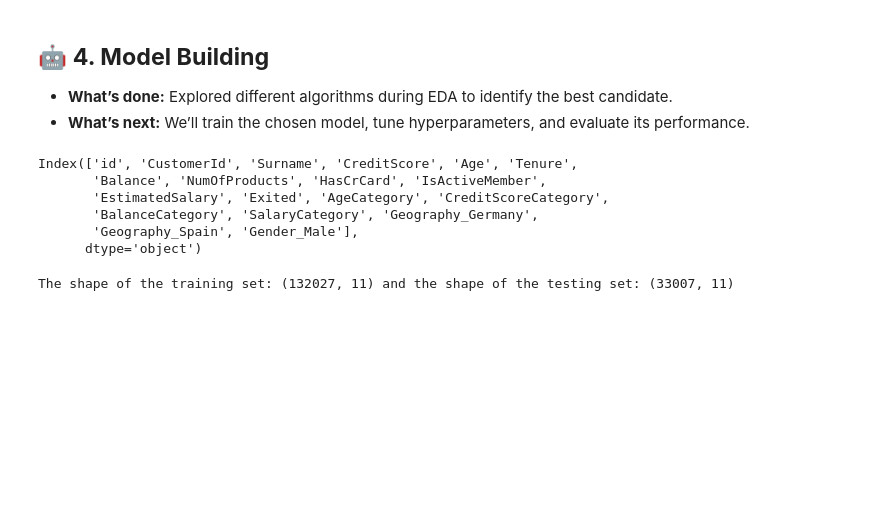
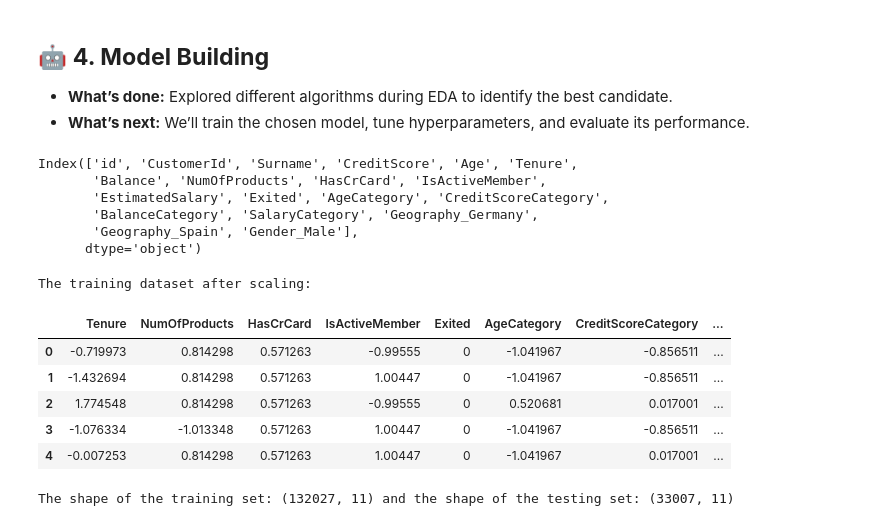
Before and after one commit to faizan-yousaf/Bank-Churn-Prediction, a Jupyter notebook: banckChurn_ML.ipynb, the cells around one changed output. Saved outputs shown, nothing was run; the diff lists cells and outputs as text; code cells hidden in the pictures; blank space fills up the shorter version.

Commit message:
ADD: added the code section of feature scaling

```diff
--- a/banckChurn_ML.ipynb
+++ b/banckChurn_ML.ipynb
@@ -481,3 +481,30 @@ Index(['id', 'CustomerId', 'Surname', 'CreditScore', 'Age', 'Tenure',
 # drop the columns from the training dataset:
 
 df_train.drop(['id', 'CustomerId', 'Surname', 'CreditScore', 'Age', 'Balance', 'EstimatedSalary'], axis=1, inplace=True)
+# %%
+# Scale the features using standard scaler:
+
+# Scaling :
+columns_to_scale = df_train.iloc[:, :-1].columns.drop('Exited')
+min_max_scalers = {}
+
+for col in columns_to_scale:
+    # Create a new standard Scalar for the column
+    scaler = StandardScaler()
+
+    # Fit and transform the data
+    df_train[col] = scaler.fit_transform(df_train[[col]])
+
+    # Store the scaler in the dictionary
+    min_max_scalers[col] = scaler
+
+print("The training dataset after scaling:")
+display(df_train.head())
+# %% [output]
+The training dataset after scaling:
+|  | Tenure | NumOfProducts | HasCrCard | IsActiveMember | Exited | AgeCategory | CreditScoreCategory | ... |
+| 0 | -0.719973 | 0.814298 | 0.571263 | -0.99555 | 0 | -1.041967 | -0.856511 | ... |
+| 1 | -1.432694 | 0.814298 | 0.571263 | 1.00447 | 0 | -1.041967 | -0.856511 | ... |
+| 2 | 1.774548 | 0.814298 | 0.571263 | -0.99555 | 0 | 0.520681 | 0.017001 | ... |
+| 3 | -1.076334 | -1.013348 | 0.571263 | 1.00447 | 0 | -1.041967 | -0.856511 | ... |
+| 4 | -0.007253 | 0.814298 | 0.571263 | 1.00447 | 0 | -1.041967 | 0.017001 | ... |
```
Also changed, not shown: parts of 2 cells of this notebook.
